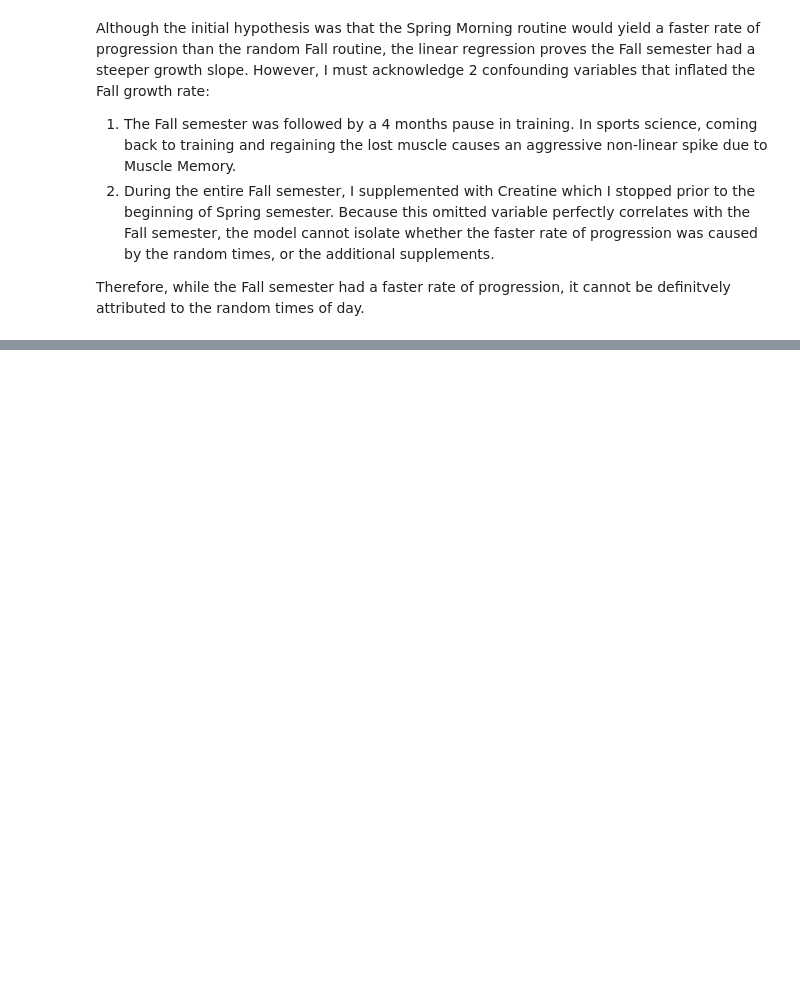
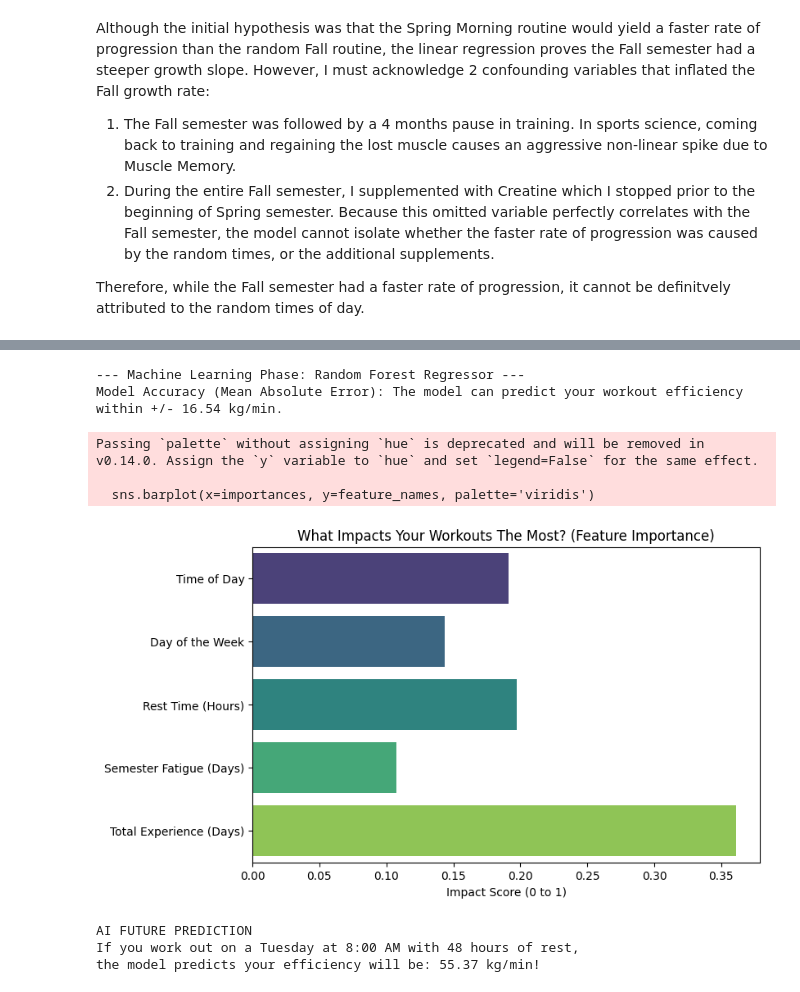
Before and after one commit to TheBusinesMan/dsa210-project, a Jupyter notebook: EDA.ipynb, the cells around one changed output, grey strips where cells are left out. Drawn from its saved outputs; the diff is of its cells as text; code cells hidden in the pictures; blank space fills up the shorter version.

```diff
--- a/EDA.ipynb
+++ b/EDA.ipynb
@@ -93,0 +90,66 @@ Therefore, while the Fall semester had a faster rate of progression, it cannot b
+# %%
+from sklearn.model_selection import train_test_split
+from sklearn.ensemble import RandomForestRegressor
+from sklearn.metrics import mean_absolute_error, r2_score
+import matplotlib.pyplot as plt
+import seaborn as sns
+import pandas as pd
+
+print("--- Machine Learning Phase: Random Forest Regressor ---")
+
+ml_data = clean_data.copy()
+ml_data['Hour_of_Day'] = ml_data['start_time'].dt.hour
+ml_data['Day_of_Week'] = ml_data['start_time'].dt.dayofweek
+ml_data['Total_Days_Lifting'] = (ml_data['start_time'] - clean_data['start_time'].min()).dt.days
+
+features = ['Hour_of_Day', 'Day_of_Week', 'Hours_Since_Last_Workout', 'Days_Since_Start', 'Total_Days_Lifting']
+X = ml_data[features]
+y = ml_data['volume_per_min']
+
+X_train, X_test, y_train, y_test = train_test_split(X, y, test_size=0.2, random_state=42)
+
+model = RandomForestRegressor(n_estimators=100, random_state=42)
+model.fit(X_train, y_train)
+
+predictions = model.predict(X_test)
+mae = mean_absolute_error(y_test, predictions)
+
+print(f"Model Accuracy (Mean Absolute Error): The model can predict your workout efficiency within +/- {mae:.2f} kg/min.\n")
+
+importances = model.feature_importances_
+feature_names = [
+    'Time of Day',
+    'Day of the Week',
+    'Rest Time (Hours)',
+    'Semester Fatigue (Days)',
+    'Total Experience (Days)'
+]
+
+plt.figure(figsize=(8, 5))
+sns.barplot(x=importances, y=feature_names, palette='viridis')
+plt.title("What Impacts Your Workouts The Most? (Feature Importance)")
+plt.xlabel("Impact Score (0 to 1)")
+plt.show()
+
+hypothetical_workout = pd.DataFrame({
+    'Hour_of_Day': [8],
+    'Day_of_Week': [1],
+    'Hours_Since_Last_Workout': [48],
+    'Days_Since_Start': [90],
+    'Total_Days_Lifting': [250]
+})
+
+future_prediction = model.predict(hypothetical_workout)[0]
+print(f"\nAI FUTURE PREDICTION")
+print(f"If you work out on a Tuesday at 8:00 AM with 48 hours of rest,")
+print(f"the model predicts your efficiency will be: {future_prediction:.2f} kg/min!")
+# %% [output]
+--- Machine Learning Phase: Random Forest Regressor ---
+Model Accuracy (Mean Absolute Error): The model can predict your workout efficiency within +/- 16.54 kg/min.
+Passing `palette` without assigning `hue` is deprecated and will be removed in v0.14.0. Assign the `y` variable to `hue` and set `legend=False` for the same effect.
+
+  sns.barplot(x=importances, y=feature_names, palette='viridis')
+[figure, added]
+AI FUTURE PREDICTION
+If you work out on a Tuesday at 8:00 AM with 48 hours of rest,
+the model predicts your efficiency will be: 55.37 kg/min!
```
Also changed, not shown: parts of 2 cells of this notebook.
